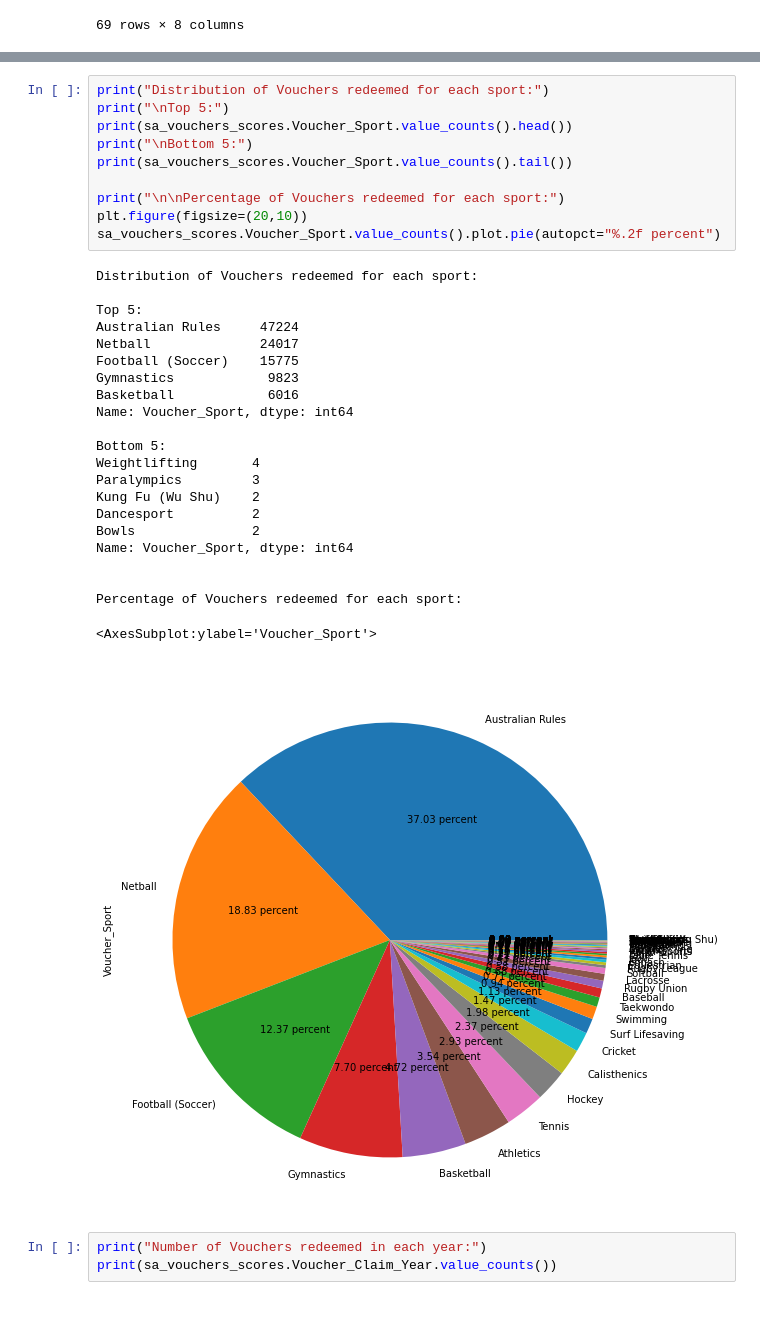
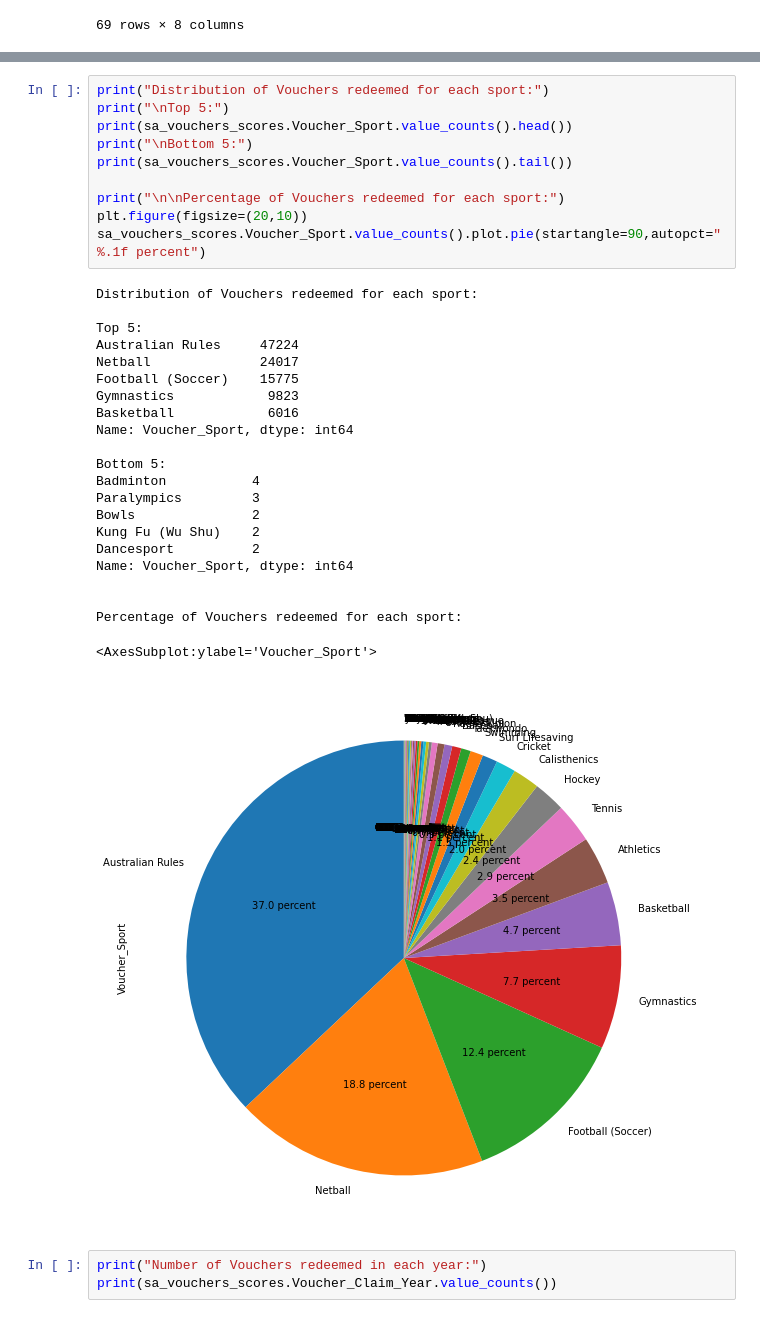
Before and after one commit to MQCOMP2200-S2-2021/data-science-portfolio-JoeB-cybersecurity, a Jupyter notebook: Portfolio 2.ipynb, the cells around one changed output, grey strips where cells are left out. Cells and saved outputs as stored; diff of their text form.

```diff
--- a/Portfolio 2.ipynb
+++ b/Portfolio 2.ipynb
@@ -134,36 +134,36 @@ Percentage of Vouchers distributed in LGA's in SA:
 # %%
 print("Distribution of Vouchers redeemed for each sport:")
 print("\nTop 5:")
 print(sa_vouchers_scores.Voucher_Sport.value_counts().head())
 print("\nBottom 5:")
 print(sa_vouchers_scores.Voucher_Sport.value_counts().tail())
 
 print("\n\nPercentage of Vouchers redeemed for each sport:")
 plt.figure(figsize=(20,10))
-sa_vouchers_scores.Voucher_Sport.value_counts().plot.pie(autopct="%.2f percent")
+sa_vouchers_scores.Voucher_Sport.value_counts().plot.pie(startangle=90,autopct="%.1f percent")
 # %% [output]
 Distribution of Vouchers redeemed for each sport:
 
 Top 5:
 Australian Rules     47224
 Netball              24017
 Football (Soccer)    15775
 Gymnastics            9823
 Basketball            6016
 Name: Voucher_Sport, dtype: int64
 
 Bottom 5:
-Weightlifting       4
+Badminton           4
 Paralympics         3
+Bowls               2
 Kung Fu (Wu Shu)    2
 Dancesport          2
-Bowls               2
 Name: Voucher_Sport, dtype: int64
 
 
 Percentage of Vouchers redeemed for each sport:
 <AxesSubplot:ylabel='Voucher_Sport'>
-[figure, old version]
+[figure, new version]
 # %%
 print("Number of Vouchers redeemed in each year:")
 print(sa_vouchers_scores.Voucher_Claim_Year.value_counts())
```
Also changed, not shown: parts of 5 cells of this notebook.
